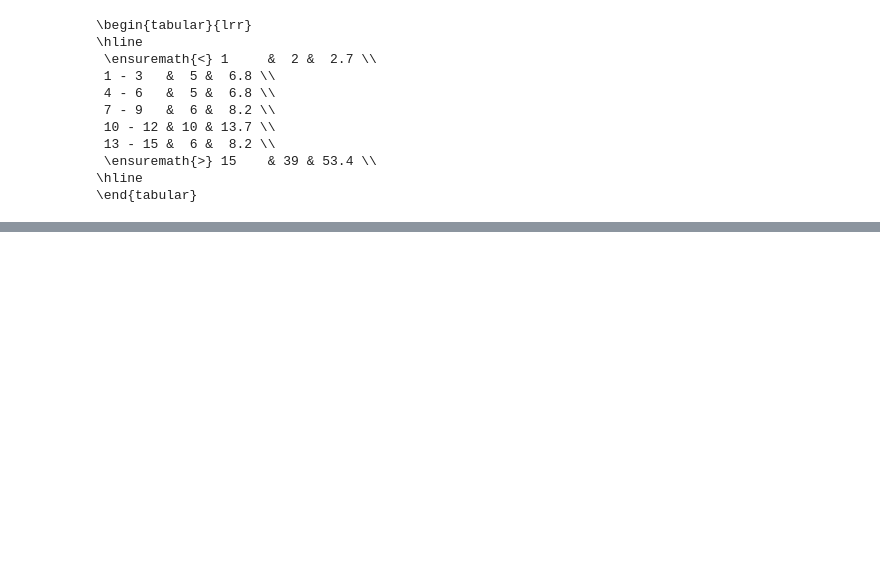
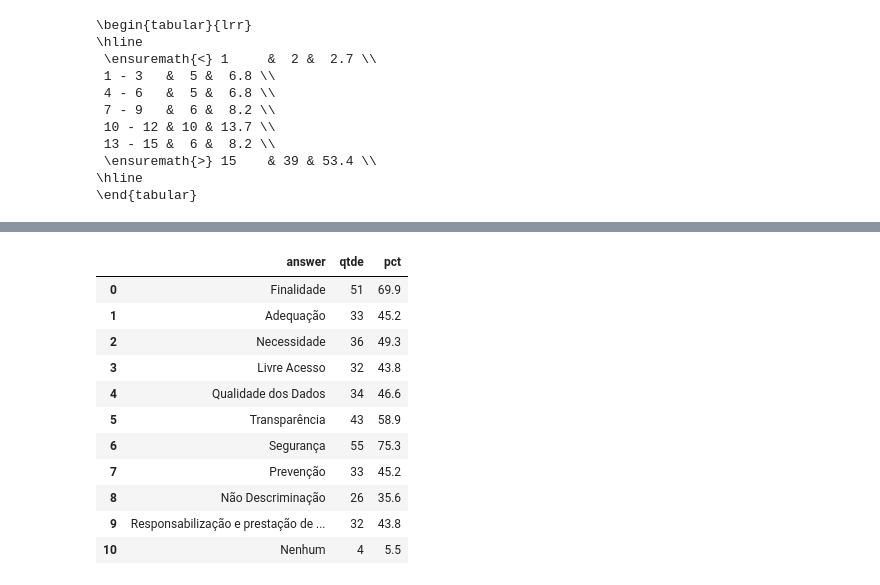
Before and after one commit to fabianumfalco/perception_br_devs_data_privacy_llm, a Jupyter notebook: data_analysis_survey.ipynb, the cells around one changed output, grey strips where cells are left out. Saved outputs shown, nothing was run; the diff lists cells and outputs as text; code cells hidden in the pictures; blank space fills up the shorter version.

Commit message:
updated section 1 tables

```diff
--- a/data_analysis_survey.ipynb
+++ b/data_analysis_survey.ipynb
@@ -3,0 +6,23 @@ from tabulate import tabulate
+# %%
+def process_multiple_option_column(df, column_name):
+    question_sts = df[column_name].to_frame()
+
+    # Criando um dicionário para armazenar as contagens
+    answers_count = {}
+    for row in question_sts.values:
+        answers_selected = row[0].split(';')
+        for answer in answers_selected:
+            answer = answer.strip()
+            if answer in answers_count:
+                answers_count[answer] += 1
+            else:
+                answers_count[answer] = 1
+
+    # Convertendo o dicionário em um DataFrame
+    df_answers = pd.DataFrame.from_dict(answers_count, orient='index', columns=['qtde'])
+    df_answers.index.names = ['answer']  # Renomeando o índice para 'answer'
+    df_answers = df_answers.reset_index()  # Convertendo o índice em coluna
+
+    df_answers['pct'] = ((df_answers['qtde'] / df.shape[0]) * 100).round(1)
+
+    return df_answers
@@ -452,0 +556,17 @@ KeyError: '6. Qual seu nível de conhecimento sobre privacidade de dados?'
+# %%
+column_name = "11. Quais são os principais princípios da LGPD que você conhece? (Marque todas as opções que se aplicam)"
+result_q11 = process_multiple_option_column(df, column_name)
+result_q11
+# %% [output]
+|  | answer | qtde | pct |
+| 0 | Finalidade | 51 | 69.9 |
+| 1 | Adequação | 33 | 45.2 |
+| 2 | Necessidade | 36 | 49.3 |
+| 3 | Livre Acesso | 32 | 43.8 |
+| 4 | Qualidade dos Dados | 34 | 46.6 |
+| 5 | Transparência | 43 | 58.9 |
+| 6 | Segurança | 55 | 75.3 |
+| 7 | Prevenção | 33 | 45.2 |
+| 8 | Não Descriminação | 26 | 35.6 |
+| 9 | Responsabilização e prestação de ... | 32 | 43.8 |
+| 10 | Nenhum | 4 | 5.5 |
```
Also changed, not shown: parts of 17 cells of this notebook.
